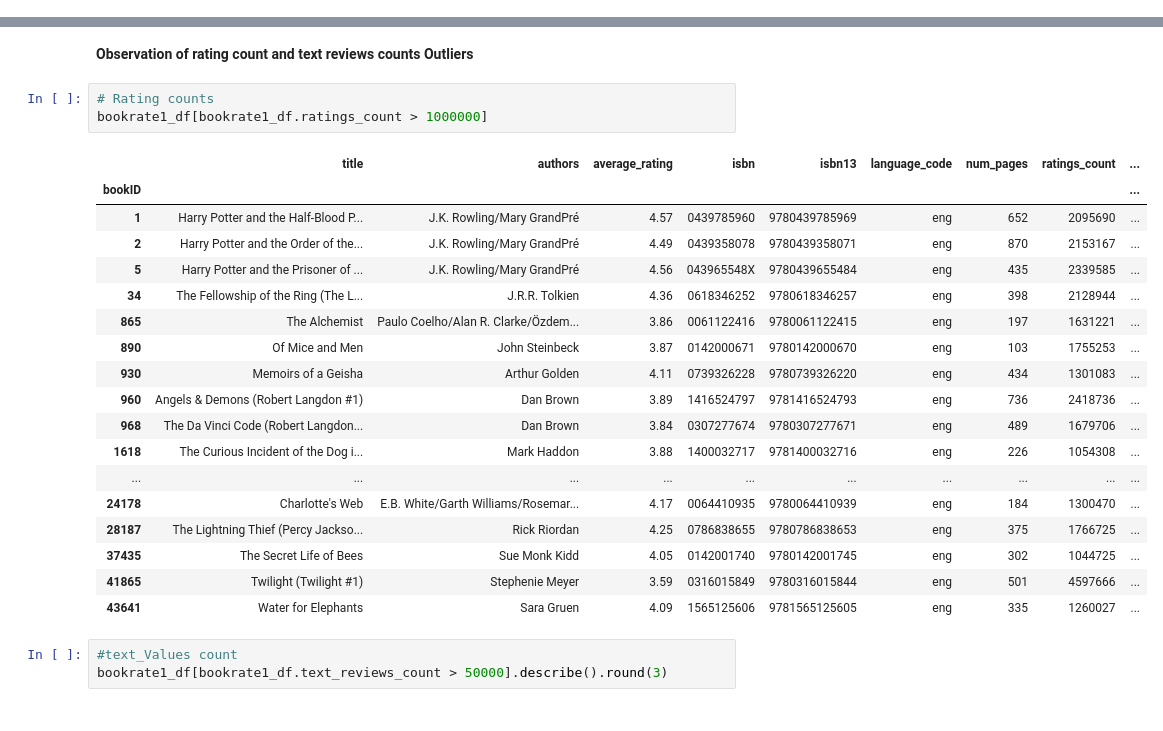
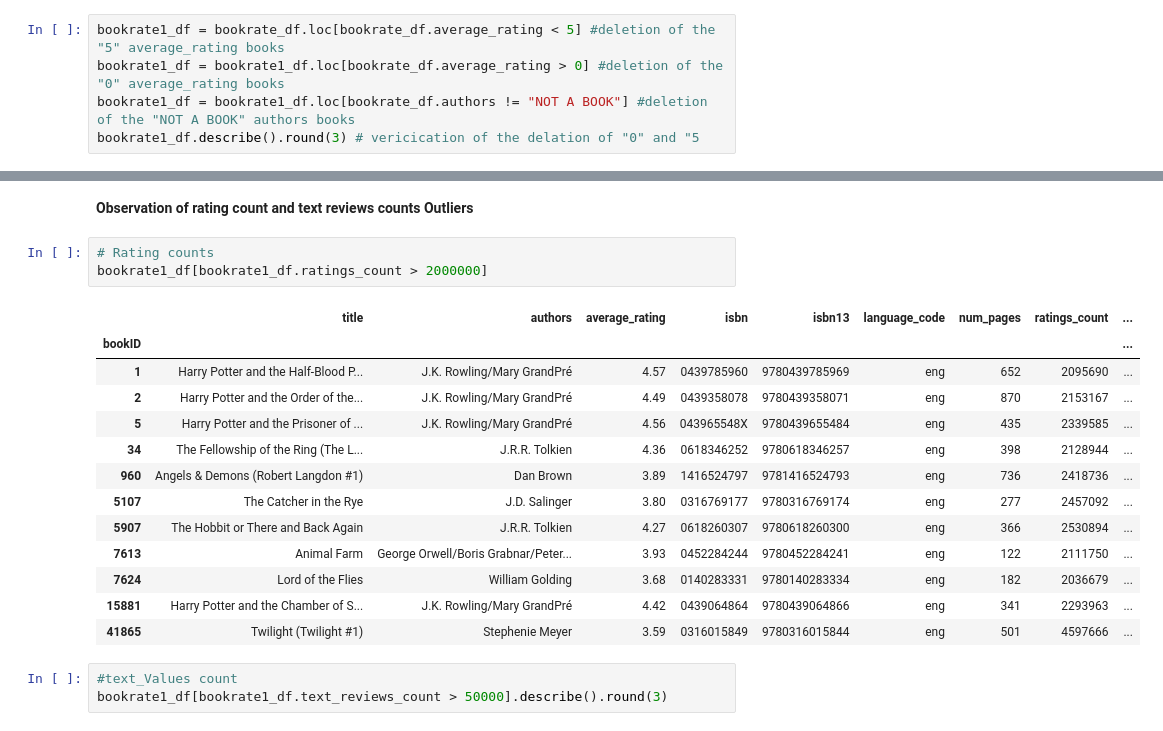
Before and after one commit to Yeinkal/ML_G14_Average_Rating, a Jupyter notebook: ML_project14_(2).ipynb, the cells around one changed output, grey strips where cells are left out. Saved outputs shown, nothing was run; the diff lists cells and outputs as text.

```diff
--- a/ML_project14_(2).ipynb
+++ b/ML_project14_(2).ipynb
@@ -249,0 +246,5 @@ bookrate1_df.describe().round(3) # vericication of the delation of "0" and "5"
+# %%
+bookrate1_df = bookrate_df.loc[bookrate_df.average_rating < 5] #deletion of the "5" average_rating books
+bookrate1_df = bookrate1_df.loc[bookrate_df.average_rating > 0] #deletion of the "0" average_rating books
+bookrate1_df = bookrate1_df.loc[bookrate_df.authors != "NOT A BOOK"] #deletion of the "NOT A BOOK" authors books
+bookrate1_df.describe().round(3) # vericication of the delation of "0" and "5
@@ -430,26 +452,21 @@ dff[dff.text_reviews_count == 0].describe()
 **Observation of  rating count and text reviews counts Outliers**
 # %%
 # Rating counts
-bookrate1_df[bookrate1_df.ratings_count > 1000000]
+bookrate1_df[bookrate1_df.ratings_count > 2000000]
 # %% [output]
 |  | title | authors | average_rating | isbn | isbn13 | language_code | num_pages | ratings_count | ... |
 | bookID |  |  |  |  |  |  |  |  | ... |
 | 1 | Harry Potter and the Half-Blood P... | J.K. Rowling/Mary GrandPré | 4.57 | 0439785960 | 9780439785969 | eng | 652 | 2095690 | ... |
 | 2 | Harry Potter and the Order of the... | J.K. Rowling/Mary GrandPré | 4.49 | 0439358078 | 9780439358071 | eng | 870 | 2153167 | ... |
 | 5 | Harry Potter and the Prisoner of ... | J.K. Rowling/Mary GrandPré | 4.56 | 043965548X | 9780439655484 | eng | 435 | 2339585 | ... |
 | 34 | The Fellowship of the Ring (The L... | J.R.R. Tolkien | 4.36 | 0618346252 | 9780618346257 | eng | 398 | 2128944 | ... |
-| 865 | The Alchemist | Paulo Coelho/Alan R. Clarke/Özdem... | 3.86 | 0061122416 | 9780061122415 | eng | 197 | 1631221 | ... |
-| 890 | Of Mice and Men | John Steinbeck | 3.87 | 0142000671 | 9780142000670 | eng | 103 | 1755253 | ... |
-| 930 | Memoirs of a Geisha | Arthur Golden | 4.11 | 0739326228 | 9780739326220 | eng | 434 | 1301083 | ... |
 | 960 | Angels & Demons (Robert Langdon #1) | Dan Brown | 3.89 | 1416524797 | 9781416524793 | eng | 736 | 2418736 | ... |
-| 968 | The Da Vinci Code (Robert Langdon... | Dan Brown | 3.84 | 0307277674 | 9780307277671 | eng | 489 | 1679706 | ... |
-| 1618 | The Curious Incident of the Dog i... | Mark Haddon | 3.88 | 1400032717 | 9781400032716 | eng | 226 | 1054308 | ... |
-| ... | ... | ... | ... | ... | ... | ... | ... | ... | ... |
-| 24178 | Charlotte's Web | E.B. White/Garth Williams/Rosemar... | 4.17 | 0064410935 | 9780064410939 | eng | 184 | 1300470 | ... |
-| 28187 | The Lightning Thief (Percy Jackso... | Rick Riordan | 4.25 | 0786838655 | 9780786838653 | eng | 375 | 1766725 | ... |
-| 37435 | The Secret Life of Bees | Sue Monk Kidd | 4.05 | 0142001740 | 9780142001745 | eng | 302 | 1044725 | ... |
+| 5107 | The Catcher in the Rye | J.D. Salinger | 3.80 | 0316769177 | 9780316769174 | eng | 277 | 2457092 | ... |
+| 5907 | The Hobbit or There and Back Again | J.R.R. Tolkien | 4.27 | 0618260307 | 9780618260300 | eng | 366 | 2530894 | ... |
+| 7613 | Animal Farm | George Orwell/Boris Grabnar/Peter... | 3.93 | 0452284244 | 9780452284241 | eng | 122 | 2111750 | ... |
+| 7624 | Lord of the Flies | William Golding | 3.68 | 0140283331 | 9780140283334 | eng | 182 | 2036679 | ... |
+| 15881 | Harry Potter and the Chamber of S... | J.K. Rowling/Mary GrandPré | 4.42 | 0439064864 | 9780439064866 | eng | 341 | 2293963 | ... |
 | 41865 | Twilight (Twilight #1) | Stephenie Meyer | 3.59 | 0316015849 | 9780316015844 | eng | 501 | 4597666 | ... |
-| 43641 | Water for Elephants | Sara Gruen | 4.09 | 1565125606 | 9781565125605 | eng | 335 | 1260027 | ... |
 # %%
 #text_Values count
 bookrate1_df[bookrate1_df.text_reviews_count > 50000].describe().round(3)
```
Also changed, not shown: parts of 102 cells of this notebook.
